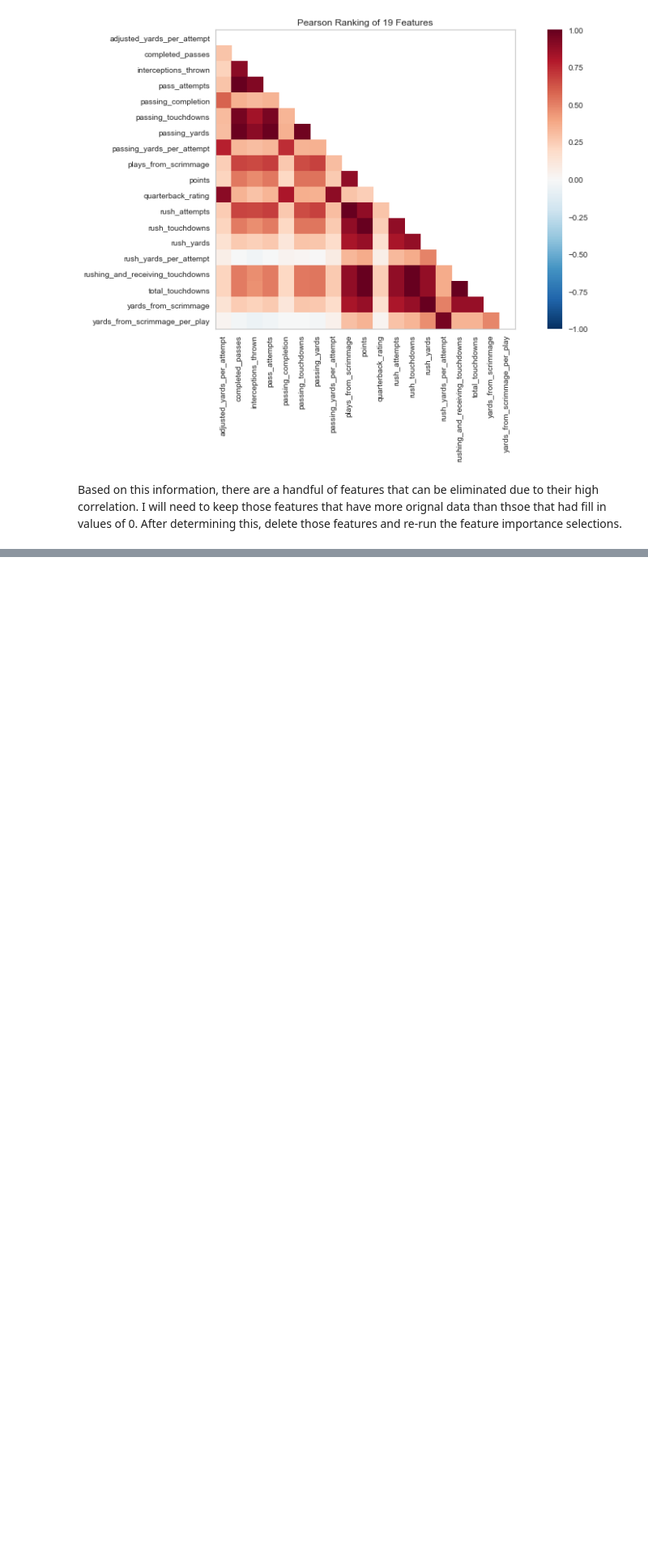
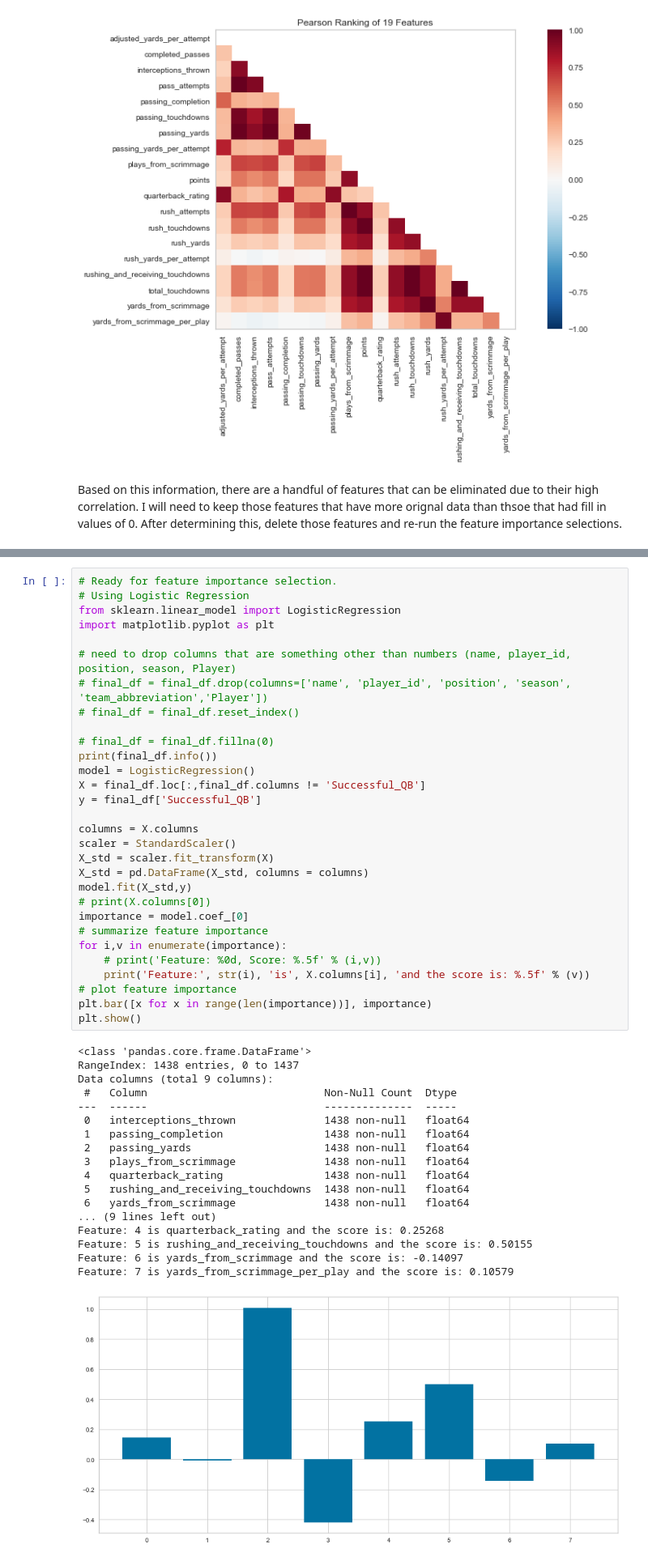
Before and after one commit to ramsey-king/DSC-630-Predictive-Analytics, a Jupyter notebook: Final Project/King_Ramsey_Term_Project_DSC_630_from_csv_files.ipynb, the cells around one changed output, grey strips where cells are left out. Shown: that part at 81% size. Saved outputs shown, nothing was run; the diff lists cells and outputs as text; blank space fills up the shorter version.

```diff
--- a/Final Project/King_Ramsey_Term_Project_DSC_630_from_csv_files.ipynb
+++ b/Final Project/King_Ramsey_Term_Project_DSC_630_from_csv_files.ipynb
@@ -224,3 +279,52 @@ Based on this information, there are a handful of features that can be eliminate
+# %%
+# Ready for feature importance selection.
+# Using Logistic Regression
+from sklearn.linear_model import LogisticRegression
+import matplotlib.pyplot as plt
+
+# need to drop columns that are something other than numbers (name, player_id, position, season, Player)
+# final_df = final_df.drop(columns=['name', 'player_id', 'position', 'season', 'team_abbreviation','Player'])
+# final_df = final_df.reset_index()
+
+# final_df = final_df.fillna(0)
+print(final_df.info())
+model = LogisticRegression()
+X = final_df.loc[:,final_df.columns != 'Successful_QB']
+y = final_df['Successful_QB']
+
+columns = X.columns
+scaler = StandardScaler()
+X_std = scaler.fit_transform(X)
+X_std = pd.DataFrame(X_std, columns = columns)
+model.fit(X_std,y)
+# print(X.columns[0])
+importance = model.coef_[0]
+# summarize feature importance
+for i,v in enumerate(importance):
+	# print('Feature: %0d, Score: %.5f' % (i,v))
+	print('Feature:', str(i), 'is', X.columns[i], 'and the score is: %.5f' % (v))
+# plot feature importance
+plt.bar([x for x in range(len(importance))], importance)
+plt.show()
+# %% [output]
+<class 'pandas.core.frame.DataFrame'>
+RangeIndex: 1438 entries, 0 to 1437
+Data columns (total 9 columns):
+ #   Column                            Non-Null Count  Dtype
+---  ------                            --------------  -----
+ 0   interceptions_thrown              1438 non-null   float64
+ 1   passing_completion                1438 non-null   float64
+ 2   passing_yards                     1438 non-null   float64
+ 3   plays_from_scrimmage              1438 non-null   float64
+ 4   quarterback_rating                1438 non-null   float64
+ 5   rushing_and_receiving_touchdowns  1438 non-null   float64
+ 6   yards_from_scrimmage              1438 non-null   float64
+... (9 lines left out)
+Feature: 4 is quarterback_rating and the score is: 0.25268
+Feature: 5 is rushing_and_receiving_touchdowns and the score is: 0.50155
+Feature: 6 is yards_from_scrimmage and the score is: -0.14097
+Feature: 7 is yards_from_scrimmage_per_play and the score is: 0.10579
+[figure, added]
 # %%
 # Ready for feature importance selection.
 # Using Logistic Regression
```
Also changed, not shown: parts of 8 cells of this notebook, 1 other file.
